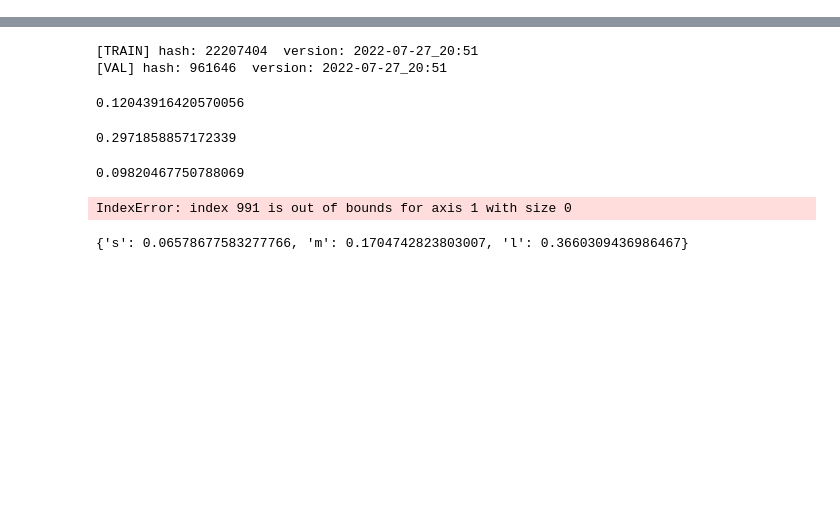
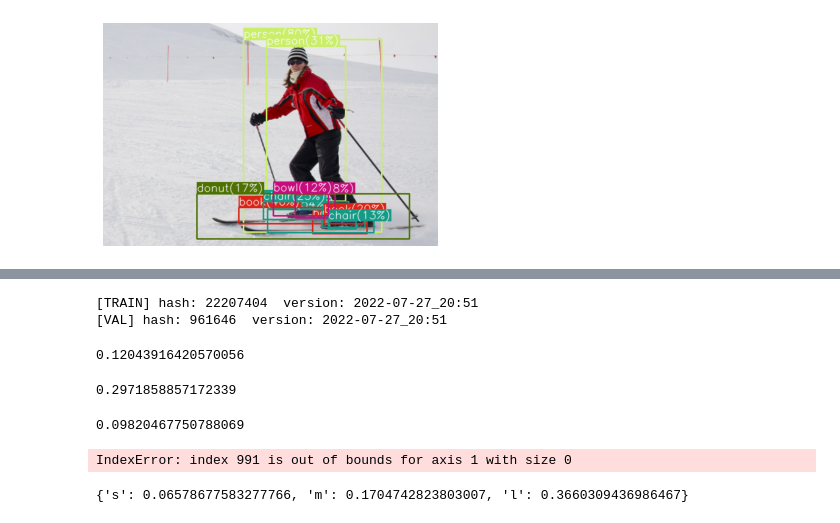
Before and after one commit to pjh5672/Trainer-of-Detectors, a Jupyter notebook: note.ipynb, the cells around one changed output, grey strips where cells are left out. Drawn from its saved outputs; the diff is of its cells as text; code cells hidden in the pictures; blank space fills up the shorter version.

```diff
--- a/note.ipynb
+++ b/note.ipynb
@@ -0,0 +55,33 @@
+# %%
+for index, mini_batch in enumerate(dataloaders['val']):
+    images = mini_batch[0].to(device)
+    targets = mini_batch[1]
+    filenames = mini_batch[2]
+
+    with torch.no_grad():
+        predictions = model(images)
+
+    for idx in range(batch_size):
+        filename = filenames[idx]
+        pred_yolo = torch.cat(predictions, dim=1)[idx].cpu().numpy()
+        pred_yolo = filter_obj_score(prediction=pred_yolo, conf_threshold=0.1)
+        pred_yolo = run_NMS_for_yolo(prediction=pred_yolo, iou_threshold=0.5)
+
+    ######## visualize ########
+    img_h, img_w = imageToinfo[filename][1:]
+    canvas = denormalize(images[idx])
+    canvas = cv2.resize(canvas, dsize=(img_w, img_h))
+    pred_voc = pred_yolo.copy()
+    pred_voc[:, 1:5] = box_transform_xcycwh_to_x1y1x2y2(pred_voc[:, 1:5]/input_size)
+    pred_voc[:, 1:5] = scale_to_original(pred_voc[:, 1:5], scale_w=img_w, scale_h=img_h)
+
+    if index == 5:
+        break
+# %%
+canvas = visualize(canvas, pred_voc, classname_list, color_list, show_class=True, show_score=True)
+plt.figure(figsize=(6,6))
+plt.imshow(canvas[..., ::-1])
+plt.axis('off')
+plt.show()
+# %% [output]
+[figure, added]
```
Also changed, not shown: parts of 10 cells of this notebook, 12 other files.
